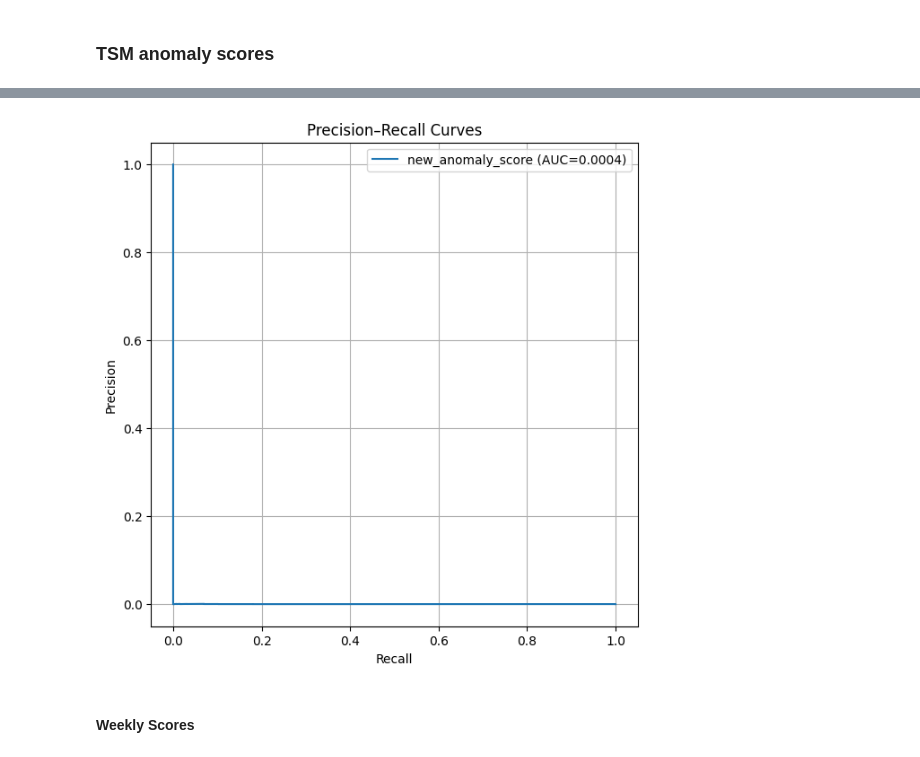
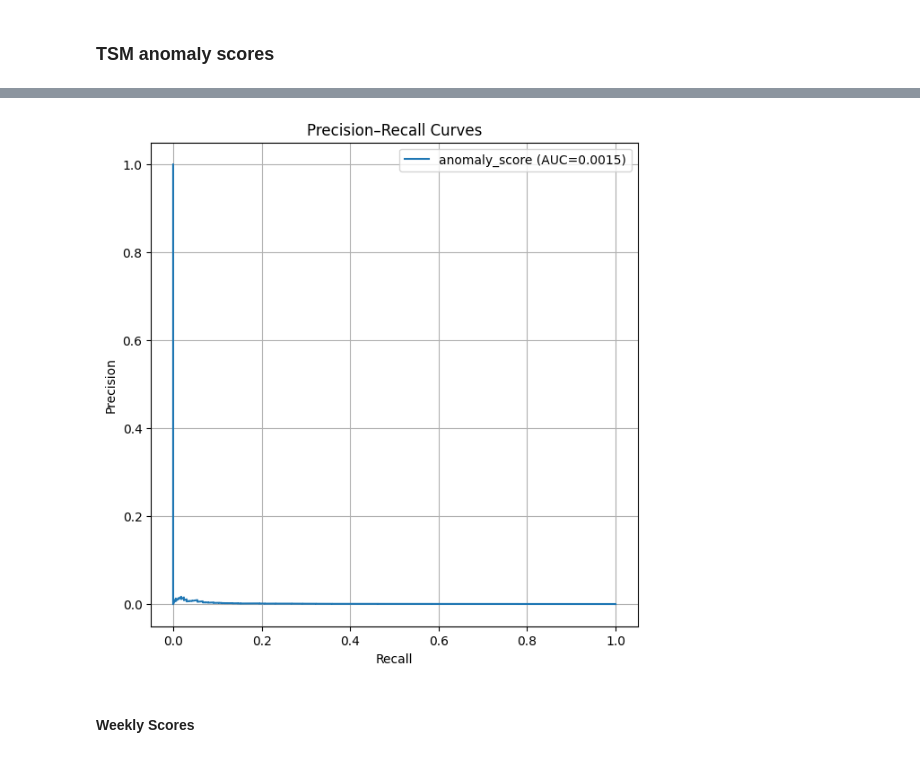
Before and after one commit to ChanukaRavishan/liad, a Jupyter notebook: framework/tsm/tsm_scores.ipynb, the cells around one changed output, grey strips where cells are left out. Cells and saved outputs as stored; diff of their text form; code cells hidden in the pictures.

```diff
--- a/framework/tsm/tsm_scores.ipynb
+++ b/framework/tsm/tsm_scores.ipynb
@@ -46,18 +46,17 @@ def score_agent_group(g):
     score_pois_locs = np.array([len(set(b) - set(a)) for a, b in zip(pt, pe)], dtype=float)
 
     # weights 1
-    # alpha= 0.15248
-    # beta= -0.0961
-    # gamma= 0.056233
-    # delta= 0.01
-    # a = -0.01
-    # b = 0.111
-    # c = 0.6357
-    # d = 0.043
-    # e = 0.001
+    alpha= 0.15248
+    beta= -0.0961
+    gamma= 0.056233
+    delta= 0.01
+    a = -0.01
+    b = 0.111
+    c = 0.6357
+    d = 0.043
+    e = 0.001
 
     #weights 2
-
 
     total = (
         (alpha * score_count) +
@@ -94,6 +93,10 @@ def parse_list_col(s):
 
 train = pd.read_csv('../../processed/sim2_evalb/train_monthly.csv')
 test  = pd.read_csv('../../processed/sim2_evalb/test_monthly.csv')
+residents = pd.read_csv('/Users/chanuka/Desktop/codespaces/liad/processed/sim2_evalb/residents.csv')
+
+train = train[train['agent'].isin(residents['agent'].unique())].copy()
+test  = test[test['agent'].isin(residents['agent'].unique())].copy()
 
 
 # for c in ["unique_locs", "poi_dict"]:
@@ -126,7 +129,7 @@ anomaly_df = pd.DataFrame(rows).dropna(subset=["anomaly_score"])
 # %%
 OUT_PATH = "../../processed/sim2_evalb/anomaly_scores.csv"
 
-run_col = f"new_anomaly_score"
+run_col = f"anomaly_score"
 
 if os.path.exists(OUT_PATH):
     print(f"Existing anomaly_scores.csv found. Appending column: {run_col}")
@@ -144,7 +147,7 @@ if os.path.exists(OUT_PATH):
 else:
     print("No anomaly_scores.csv found. Creating new file.")
 
-    gt = pd.read_csv('../../processed/anomalous_agents.csv')
+    gt = pd.read_csv('/Users/chanuka/Desktop/codespaces/liad/processed/sim2_evalb/anomalous_agents.csv')
     gt_anomaly_agents = set(gt['agent'].values)
     anomaly_df['is_anomaly'] = anomaly_df['agent'].isin(gt_anomaly_agents).astype(int)
     #anomaly_df.rename(columns={'anomaly_score': 'w_12k'}, inplace=True)
@@ -196,40 +157,40 @@ anomalous[anomalous.agent.isin(residents_df['agent'])]
 # %%
 # change this, yours might most probably be 'new_anomaly_score' only
 score_cols = [
-    "new_anomaly_score"
+    "anomaly_score"
 ]
 
-y_true = merged["is_anomaly"].astype(int).values
+y_true = anomaly_df["is_anomaly"].astype(int).values
 
 plt.figure(figsize=(7, 7))
 
 for col in score_cols:
-    if col not in merged.columns:
+    if col not in anomaly_df.columns:
         print(f"Skipping {col} (not found)")
         continue
 
     # drop rows where this score is NaN
-    mask = ~merged[col].isna()
+    mask = ~anomaly_df[col].isna()
     if mask.sum() == 0:
         print(f"Skipping {col} (all NaN)")
         continue
 
     precision, recall, thresholds = precision_recall_curve(
         y_true[mask.values],
-        merged.loc[mask, col].values
+        anomaly_df.loc[mask, col].values
     )
 
     pr_auc = auc(recall, precision)
     plt.plot(recall, precision, label=f"{col} (AUC={pr_auc:.4f})")
 
 plt.xlabel("Recall")
 plt.ylabel("Precision")
 plt.title("Precision–Recall Curves")
 plt.legend()
 plt.grid(True)
 plt.show()
 # %% [output]
-[figure, old version]
+[figure, new version]
 # %% [markdown]
 #### Weekly Scores
 # %%
```
Also changed, not shown: parts of 4 cells of this notebook, 3 other files.
